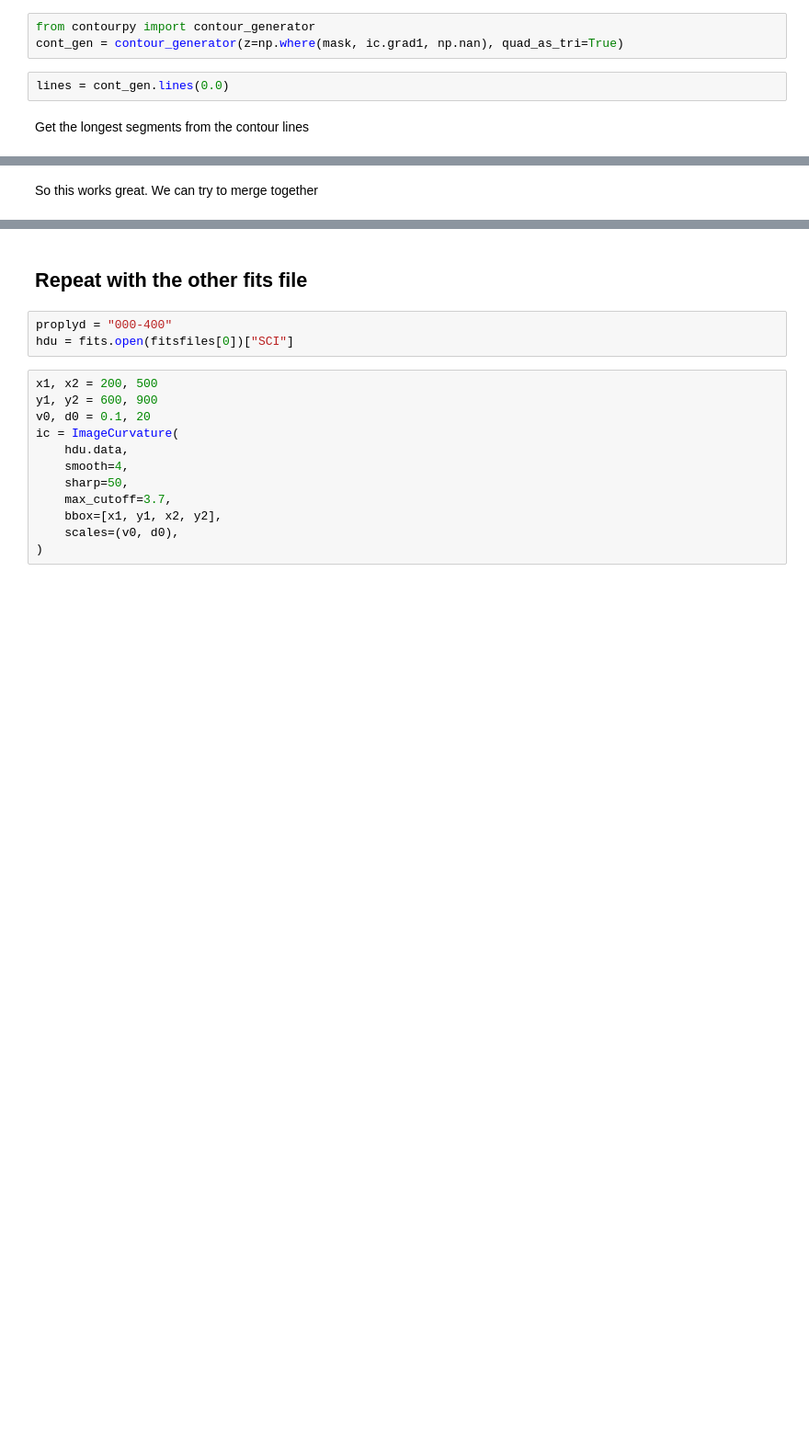
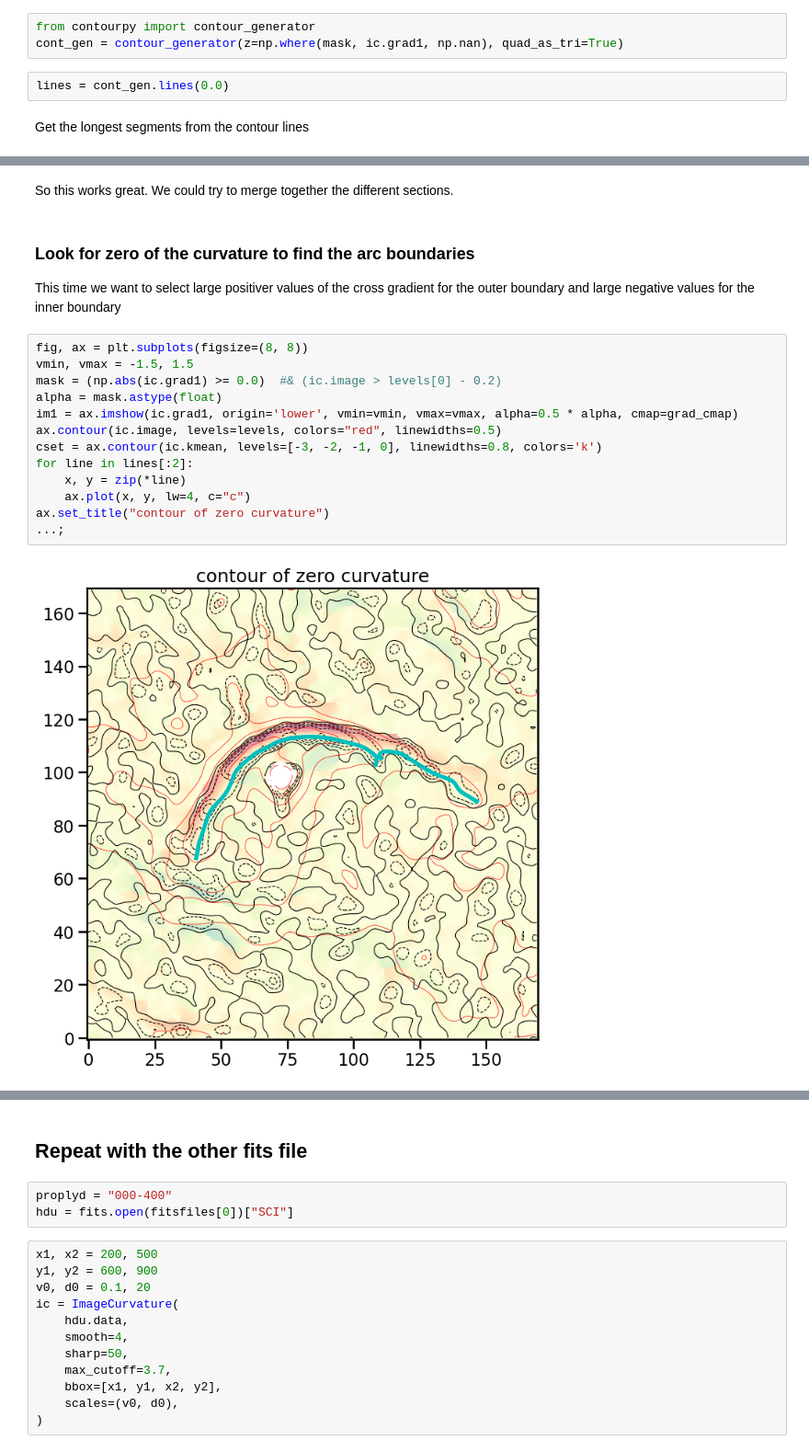
Before and after one commit to div-B-equals-0/ridge-trace, a Jupyter notebook: notebooks/design00.ipynb, the cells around one changed output, grey strips where cells are left out. Shown at 92% size. Drawn from its saved outputs; the diff is of its cells as text; blank space fills up the shorter version.

```diff
--- a/notebooks/design00.ipynb
+++ b/notebooks/design00.ipynb
@@ -158,2 +183,21 @@ for line in lines[:4]:
 # %% [markdown]
-So this works great. We can try to merge together
+So this works great. We could try to merge together the different sections.
+# %% [markdown]
+### Look for zero of the curvature to find the arc boundaries
+
+This time we want to select large positiver values of the cross gradient for the outer boundary and large negative values for the inner boundary
+# %%
+fig, ax = plt.subplots(figsize=(8, 8))
+vmin, vmax = -1.5, 1.5
+mask = (np.abs(ic.grad1) >= 0.0)  #& (ic.image > levels[0] - 0.2)
+alpha = mask.astype(float)
+im1 = ax.imshow(ic.grad1, origin='lower', vmin=vmin, vmax=vmax, alpha=0.5 * alpha, cmap=grad_cmap)
+ax.contour(ic.image, levels=levels, colors="red", linewidths=0.5)
+cset = ax.contour(ic.kmean, levels=[-3, -2, -1, 0], linewidths=0.8, colors='k')
+for line in lines[:2]:
+    x, y = zip(*line)
+    ax.plot(x, y, lw=4, c="c")
+ax.set_title("contour of zero curvature")
+...;
+# %% [output]
+[figure, added]
```
Also changed, not shown: parts of 16 cells of this notebook, 6 other files.
